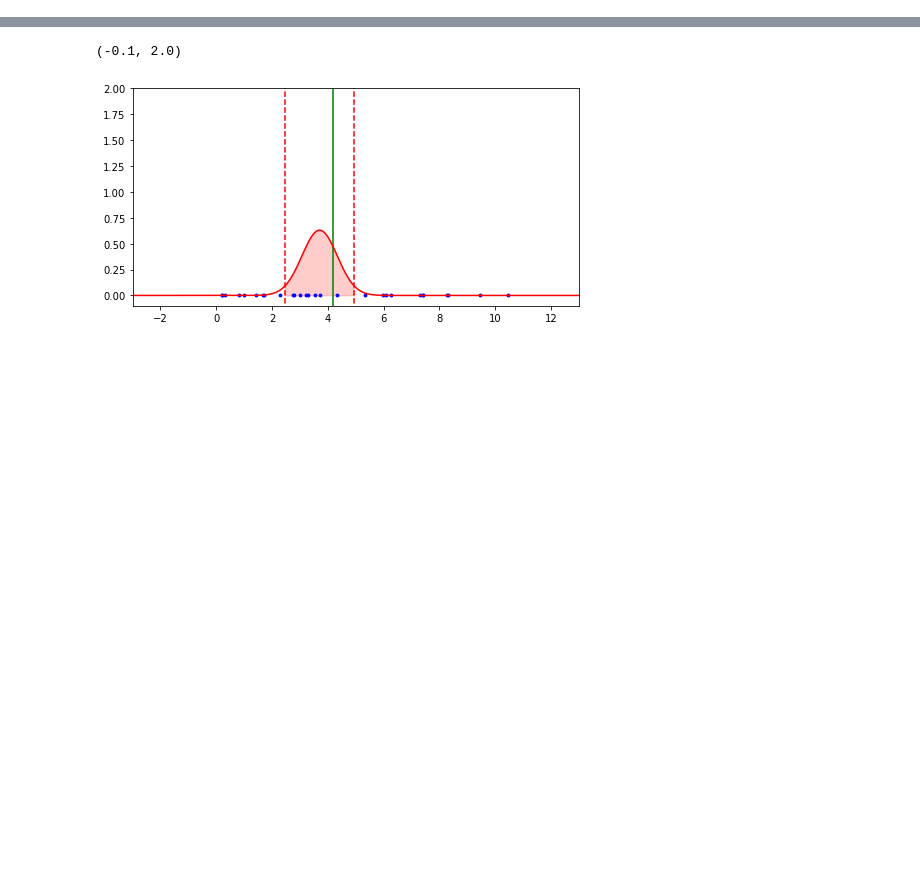
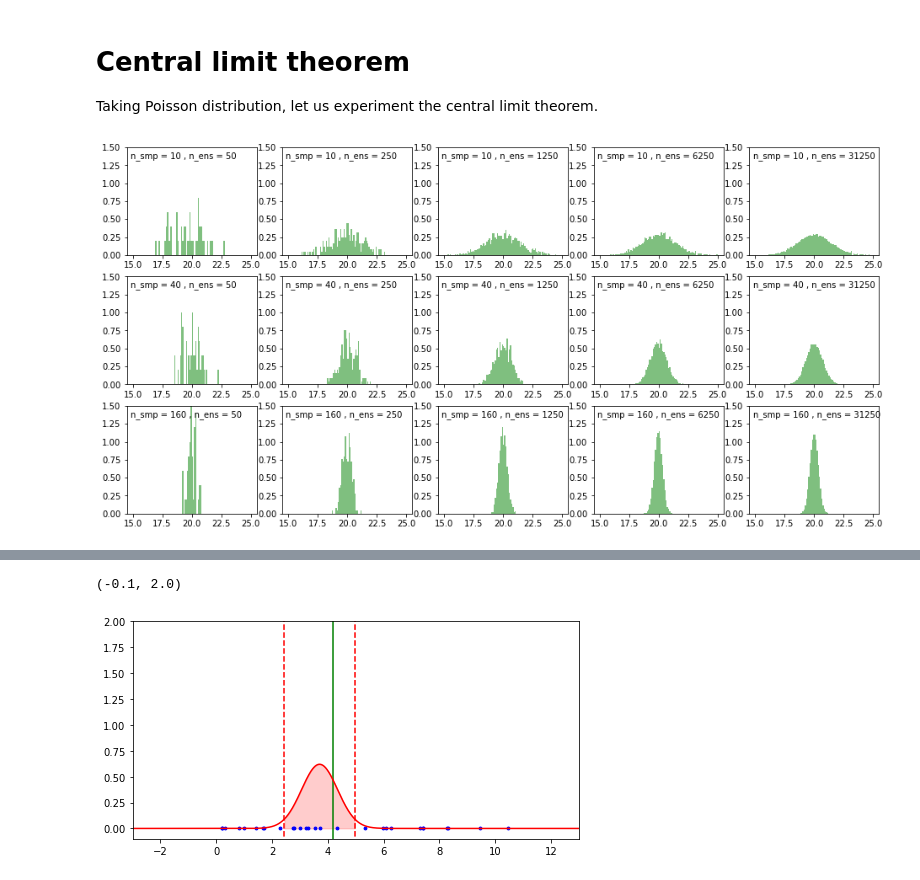
Before and after one commit to kiyomizuhi/machine_learning_scratch_Prince_computer_vision, a Jupyter notebook: scratch/statistical_testing/confidence_interval.ipynb, the cells around one changed output, grey strips where cells are left out. Saved outputs shown, nothing was run; the diff lists cells and outputs as text; code cells hidden in the pictures; blank space fills up the shorter version.

```diff
--- a/scratch/statistical_testing/confidence_interval.ipynb
+++ b/scratch/statistical_testing/confidence_interval.ipynb
@@ -7,0 +75,20 @@ import scipy.stats as spst
+# %% [markdown]
+# Central limit theorem
+
+Taking Poisson distribution, let us experiment the central limit theorem.
+# %%
+lmd = 20. # lambda
+n_ens = [50, 250, 1250, 6250, 31250]
+n_smp = [10, 40, 160]
+fig = plt.figure(figsize=(16, 8))
+for i in range(len(n_smp)):
+    for j in range(len(n_ens)):
+        s = np.random.poisson(lam=([lmd]*n_ens[j]), size=(n_smp[i], n_ens[j]))
+        ss = s.mean(axis = 0)
+        ax = fig.add_subplot(len(n_smp), len(n_ens), 1+j+i*len(n_ens))
+        plt.hist(ss, bins=np.linspace(15, 25, 101), facecolor='g', alpha=0.5, normed=1)
+        plt.ylim((0.0, 1.5))
+        ax.annotate('n_smp = {} , n_ens = {}'.format(n_smp[i], n_ens[j])
+                    , xy=(14.8, 1.35), xytext=(14.8, 1.35))
+# %% [output]
+[figure, added]
```
Also changed, not shown: parts of 23 cells of this notebook, 1 other file.
